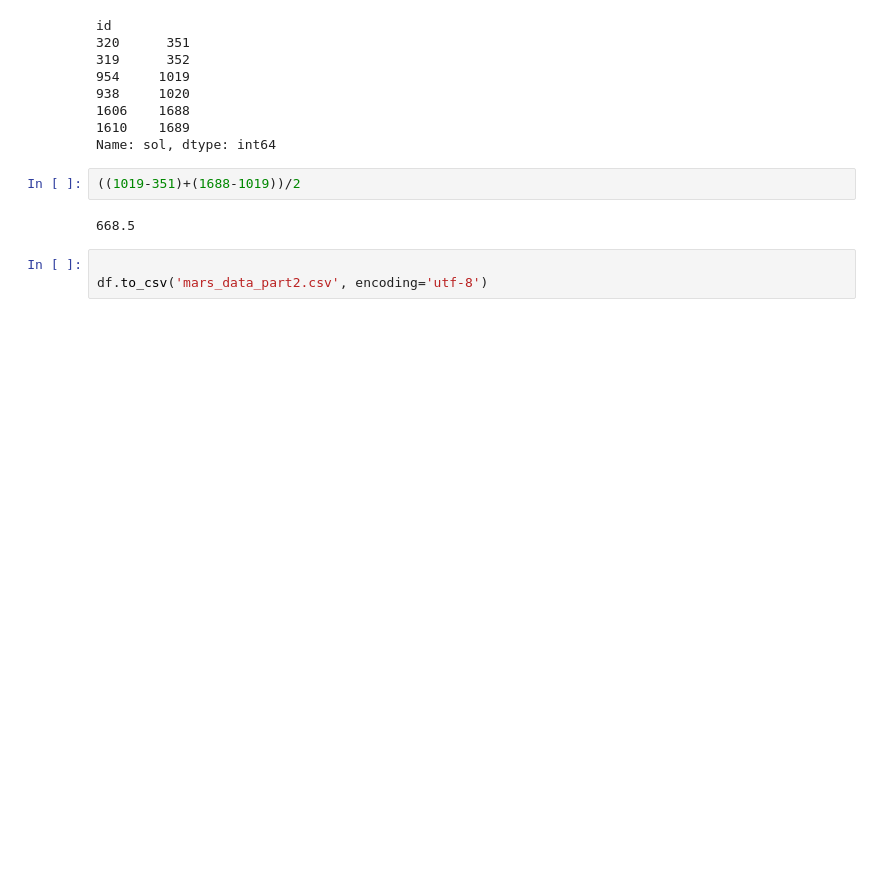
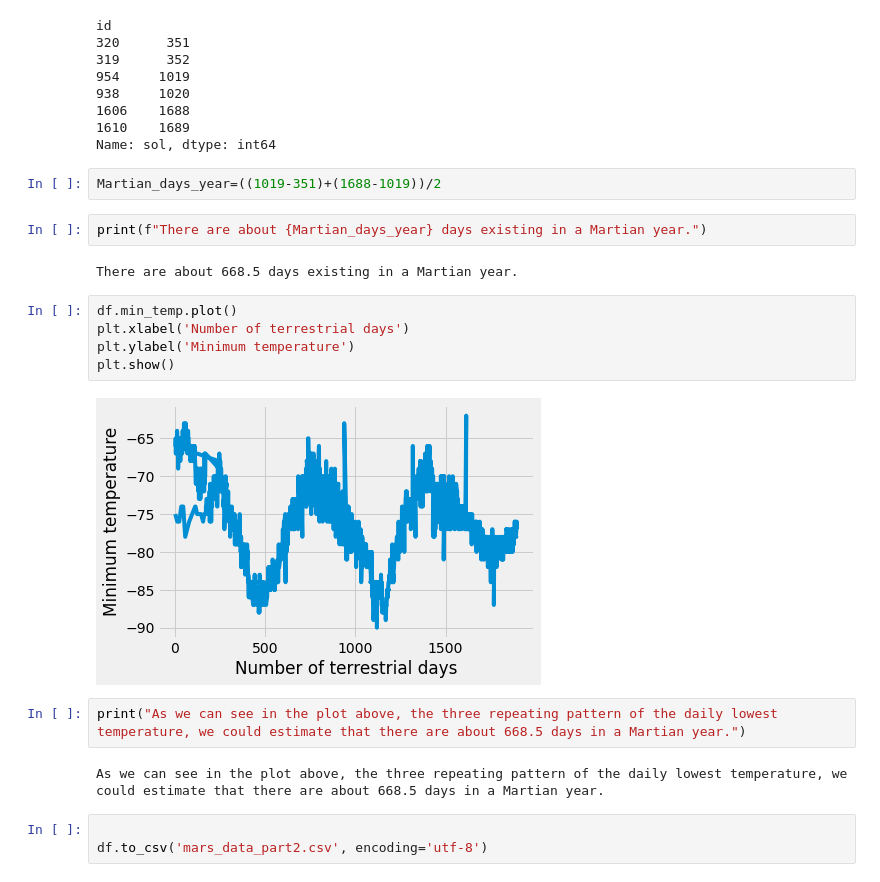
Before and after one commit to yan-ash/scrape_challenge, a Jupyter notebook: mars_data_challenge_part2.ipynb, the cells around one changed output. Saved outputs shown, nothing was run; the diff lists cells and outputs as text; blank space fills up the shorter version.

```diff
--- a/mars_data_challenge_part2.ipynb
+++ b/mars_data_challenge_part2.ipynb
@@ -155,9 +159,22 @@ id
 1610    1689
 Name: sol, dtype: int64
 # %%
-((1019-351)+(1688-1019))/2
+Martian_days_year=((1019-351)+(1688-1019))/2
-# %% [output]
-668.5
+# %%
+print(f"There are about {Martian_days_year} days existing in a Martian year.")
+# %% [output]
+There are about 668.5 days existing in a Martian year.
+# %%
+df.min_temp.plot()
+plt.xlabel('Number of terrestrial days')
+plt.ylabel('Minimum temperature')
+plt.show()
+# %% [output]
+[figure, added]
+# %%
+print("As we can see in the plot above, the three repeating pattern of the daily lowest temperature, we could estimate that there are about 668.5 days in a Martian year.")
+# %% [output]
+As we can see in the plot above, the three repeating pattern of the daily lowest temperature, we could estimate that there are about 668.5 days in a Martian year.
 # %%
 
 df.to_csv('mars_data_part2.csv', encoding='utf-8')
```
Also changed, not shown: parts of 8 cells of this notebook, 1 other file.
